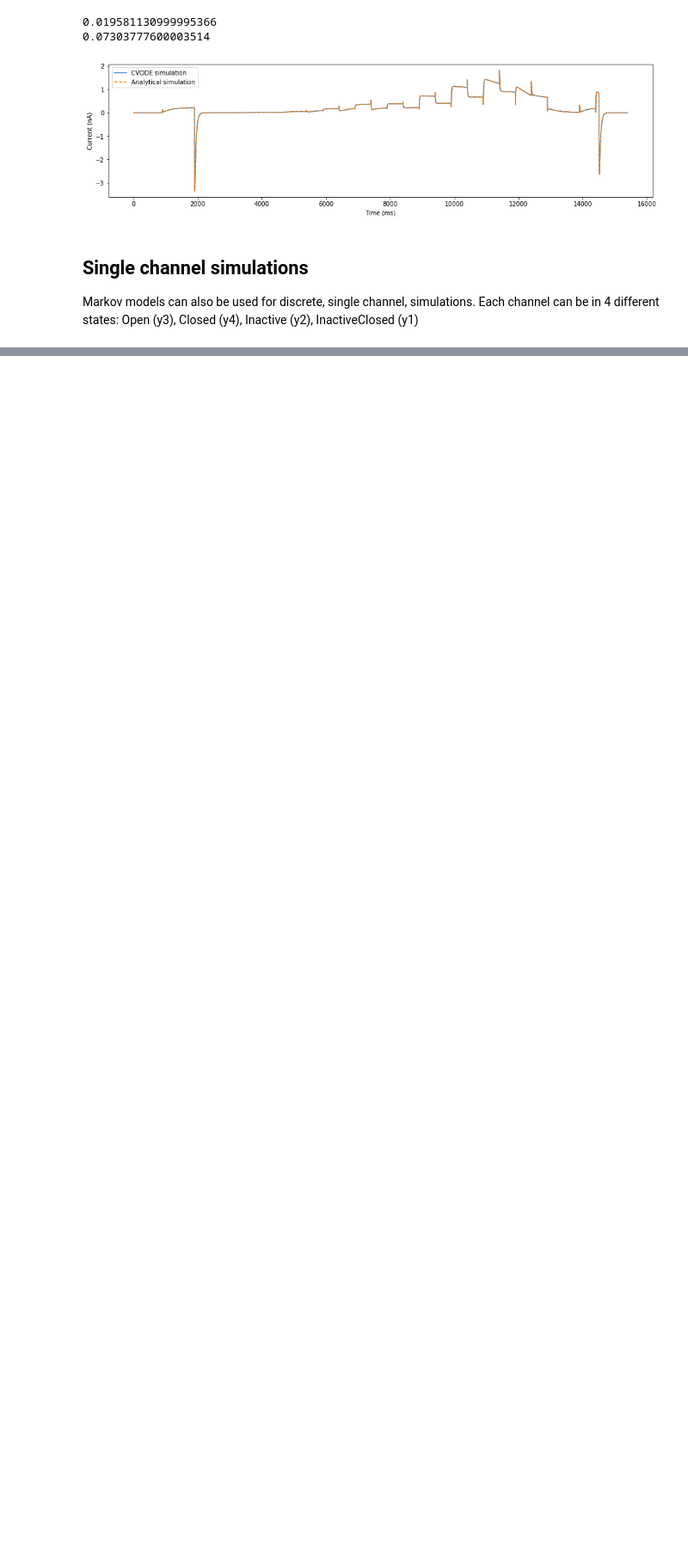
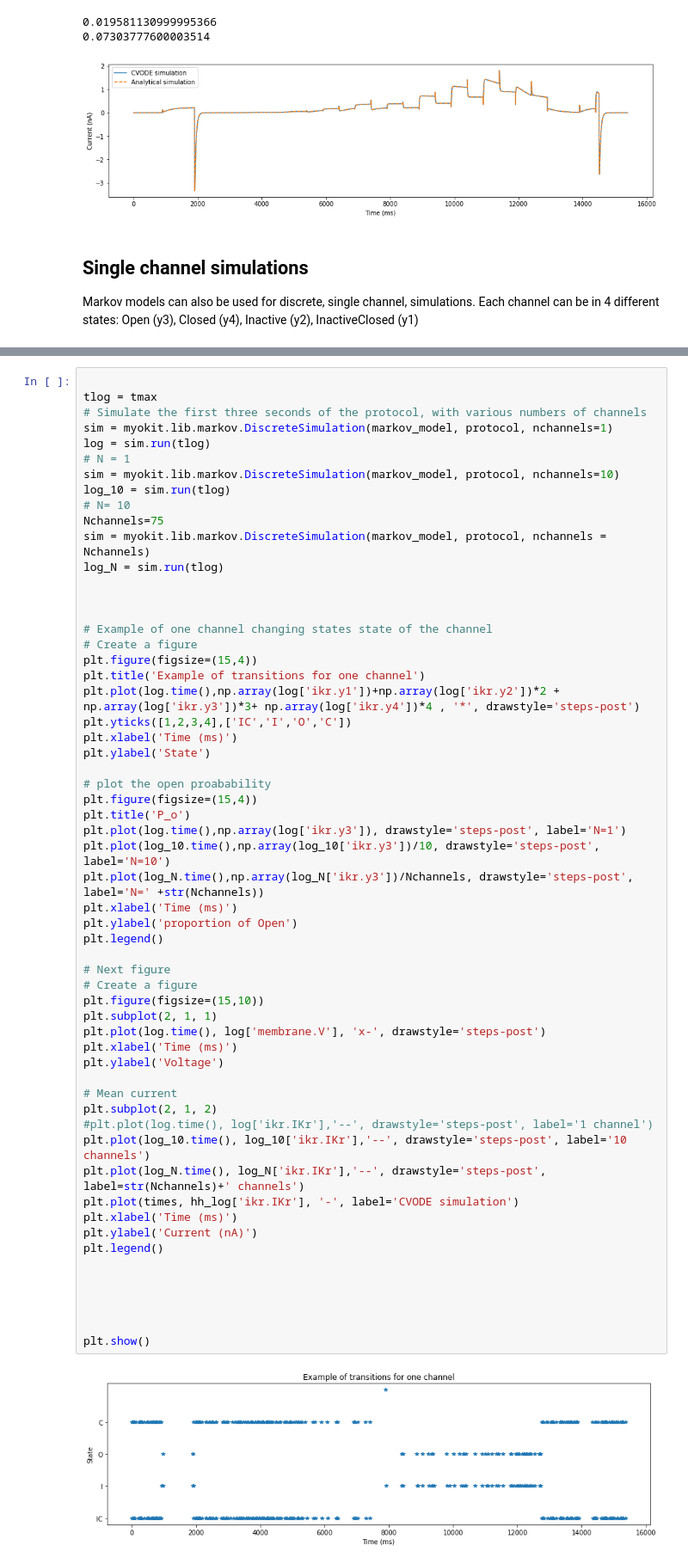
Before and after one commit to donajialej/Notes, a Jupyter notebook: from_myokit_tutorial/single_chanel_sim.ipynb, the cells around one changed output, grey strips where cells are left out. Shown at 86% size. Drawn from its saved outputs; the diff is of its cells as text; blank space fills up the shorter version.

Commit message:
first sensible plot for a stari case V

```diff
--- a/from_myokit_tutorial/single_chanel_sim.ipynb
+++ b/from_myokit_tutorial/single_chanel_sim.ipynb
@@ -128,0 +72,60 @@ plt.show()
+# %%
+
+tlog = tmax
+# Simulate the first three seconds of the protocol, with various numbers of channels
+sim = myokit.lib.markov.DiscreteSimulation(markov_model, protocol, nchannels=1)
+log = sim.run(tlog)
+# N = 1
+sim = myokit.lib.markov.DiscreteSimulation(markov_model, protocol, nchannels=10)
+log_10 = sim.run(tlog)
+# N= 10
+Nchannels=75
+sim = myokit.lib.markov.DiscreteSimulation(markov_model, protocol, nchannels = Nchannels)
+log_N = sim.run(tlog)
+
+
+
+# Example of one channel changing states state of the channel
+# Create a figure
+plt.figure(figsize=(15,4))
+plt.title('Example of transitions for one channel')
+plt.plot(log.time(),np.array(log['ikr.y1'])+np.array(log['ikr.y2'])*2 + np.array(log['ikr.y3'])*3+ np.array(log['ikr.y4'])*4 , '*', drawstyle='steps-post')
+plt.yticks([1,2,3,4],['IC','I','O','C'])
+plt.xlabel('Time (ms)')
+plt.ylabel('State')
+
+# plot the open proabability
+plt.figure(figsize=(15,4))
+plt.title('P_o')
+plt.plot(log.time(),np.array(log['ikr.y3']), drawstyle='steps-post', label='N=1')
+plt.plot(log_10.time(),np.array(log_10['ikr.y3'])/10, drawstyle='steps-post', label='N=10')
+plt.plot(log_N.time(),np.array(log_N['ikr.y3'])/Nchannels, drawstyle='steps-post', label='N=' +str(Nchannels))
+plt.xlabel('Time (ms)')
+plt.ylabel('proportion of Open')
+plt.legend()
+
+# Next figure
+# Create a figure
+plt.figure(figsize=(15,10))
+plt.subplot(2, 1, 1)
+plt.plot(log.time(), log['membrane.V'], 'x-', drawstyle='steps-post')
+plt.xlabel('Time (ms)')
+plt.ylabel('Voltage')
+
+# Mean current
+plt.subplot(2, 1, 2)
+#plt.plot(log.time(), log['ikr.IKr'],'--', drawstyle='steps-post', label='1 channel')
+plt.plot(log_10.time(), log_10['ikr.IKr'],'--', drawstyle='steps-post', label='10 channels')
+plt.plot(log_N.time(), log_N['ikr.IKr'],'--', drawstyle='steps-post', label=str(Nchannels)+' channels')
+plt.plot(times, hh_log['ikr.IKr'], '-', label='CVODE simulation')
+plt.xlabel('Time (ms)')
+plt.ylabel('Current (nA)')
+plt.legend()
+
+
+
+
+
+plt.show()
+# %% [output]
+[figure, added]
```
Also changed, not shown: parts of 2 cells of this notebook.
